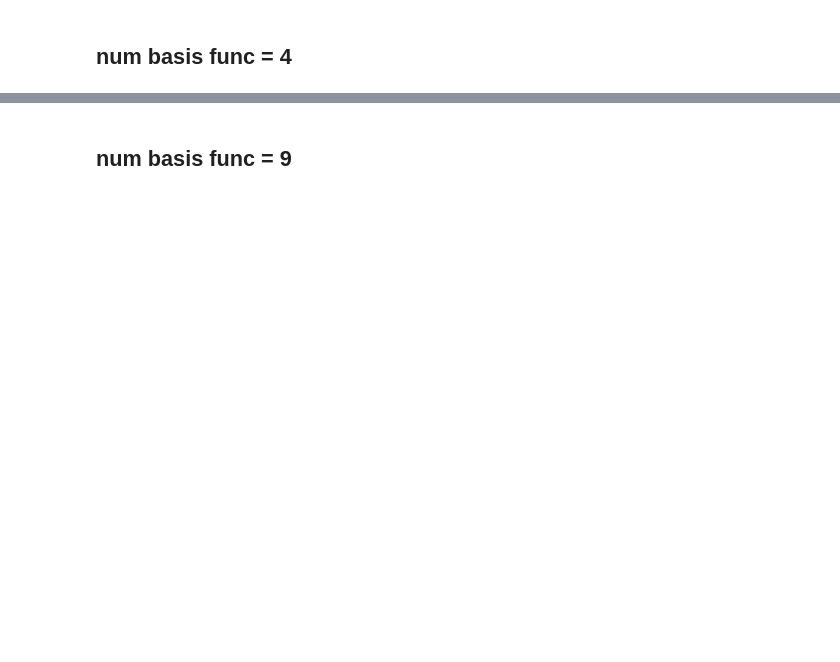
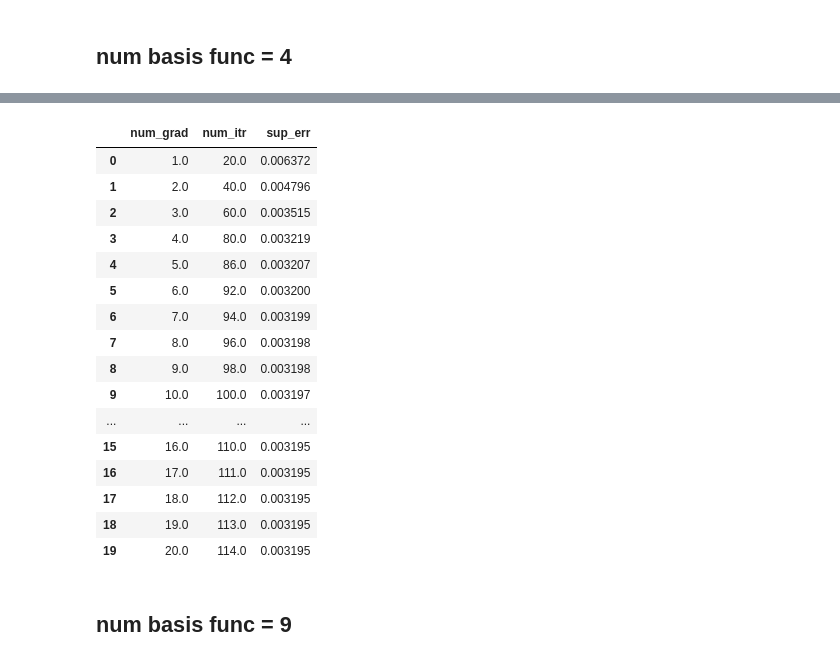
Before and after one commit to Cumberkid/Learning-the-Optimal-Solution-Path, a Jupyter notebook: notebooks/portfolio-allocation/04 Learn Solution Path (2D).ipynb, the cells around one changed output, grey strips where cells are left out. Saved outputs shown, nothing was run; the diff lists cells and outputs as text; code cells hidden in the pictures; blank space fills up the shorter version.

```diff
--- a/notebooks/portfolio-allocation/04 Learn Solution Path (2D).ipynb
+++ b/notebooks/portfolio-allocation/04 Learn Solution Path (2D).ipynb
@@ -116,7 +123,7 @@ def thresh_basis(basis_dim):
 basis_dim = 4
 init_lr = .1
 # %%
-max_epochs = 1000
+max_epochs = 20
 # %%
 np.random.seed(8675309)
 torch.manual_seed(8675309)
@@ -134,16 +159,36 @@ sup_err_history = np.array(sup_err_history)
+# %%
+num_grad = np.arange(1, max_epochs+1)
 # %%
 file_path = 'LSP_results_exact_fixed_basis_2d_no_con_basis_4.csv'
 
-LSP_results_exact_fixed_basis = pd.DataFrame(np.column_stack((num_itr_history, sup_err_history)), columns=['num_itr', 'sup_err'])
+LSP_results_exact_fixed_basis = pd.DataFrame(np.column_stack((num_grad, num_itr_history, sup_err_history)), columns=['num_grad', 'num_itr', 'sup_err'])
 
 # Save the DataFrame to a CSV file
-LSP_results_exact_fixed_basis.to_csv(file_path, index=True)
+LSP_results_exact_fixed_basis.to_csv(file_path, index=False) # index saves the number of epochs
 
 # Read the CSV file into a DataFrame
 df = pd.read_csv(file_path)
 
 # Display the DataFrame
 df
+# %% [output]
+|  | num_grad | num_itr | sup_err |
+| 0 | 1.0 | 20.0 | 0.006372 |
+| 1 | 2.0 | 40.0 | 0.004796 |
+| 2 | 3.0 | 60.0 | 0.003515 |
+| 3 | 4.0 | 80.0 | 0.003219 |
+| 4 | 5.0 | 86.0 | 0.003207 |
+| 5 | 6.0 | 92.0 | 0.003200 |
+| 6 | 7.0 | 94.0 | 0.003199 |
+| 7 | 8.0 | 96.0 | 0.003198 |
+| 8 | 9.0 | 98.0 | 0.003198 |
+| 9 | 10.0 | 100.0 | 0.003197 |
+| ... | ... | ... | ... |
+| 15 | 16.0 | 110.0 | 0.003195 |
+| 16 | 17.0 | 111.0 | 0.003195 |
+| 17 | 18.0 | 112.0 | 0.003195 |
+| 18 | 19.0 | 113.0 | 0.003195 |
+| 19 | 20.0 | 114.0 | 0.003195 |
 # %% [markdown]
 ## num basis func = 9
 # %%
```
Also changed, not shown: parts of 18 cells of this notebook, 2 other files.
